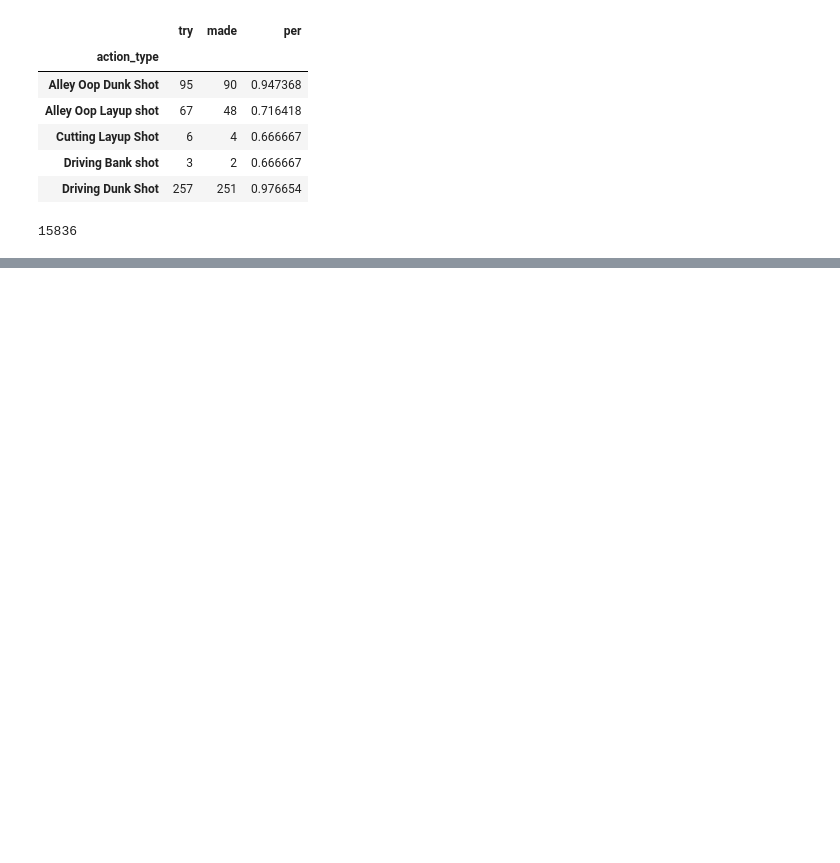
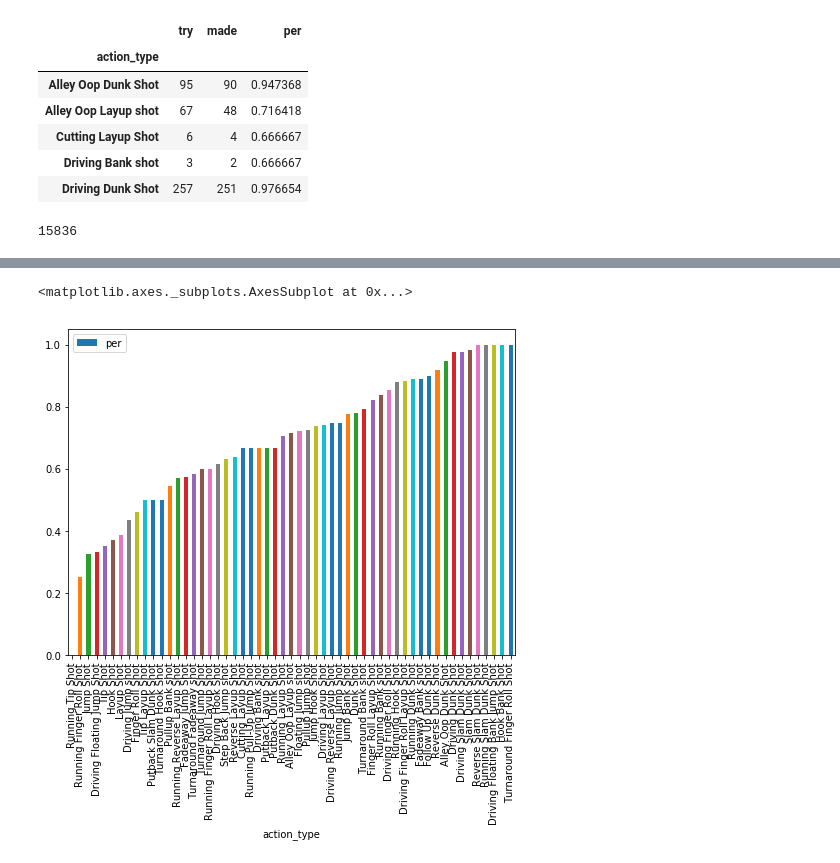
Before and after one commit to namsoojang/Play_with_Data_2nd, a Jupyter notebook: 개인공유/장남수/4강머신러닝_코비슛/코비슛성공예측.ipynb, the cells around one changed output, grey strips where cells are left out. Cells and saved outputs as stored; diff of their text form; code cells hidden in the pictures; blank space fills up the shorter version.

```diff
--- a/개인공유/장남수/4강머신러닝_코비슛/코비슛성공예측.ipynb
+++ b/개인공유/장남수/4강머신러닝_코비슛/코비슛성공예측.ipynb
@@ -318,0 +303,6 @@ sns.barplot(data = data_action_type, x='action_type', y = 'per', hue = 'action_t
+# %%
+data_action.sort_values('per').plot(kind = 'bar', y = 'per', figsize = (8,6))
+# sns.barplot(data = data_action.sort_values('per'), x=data_action.index,y='per')  #seaborn으로 그릴 경우
+# %% [output]
+<matplotlib.axes._subplots.AxesSubplot at 0x...>
+[figure, added]
```
Also changed, not shown: parts of 46 cells of this notebook, 5 other files.
